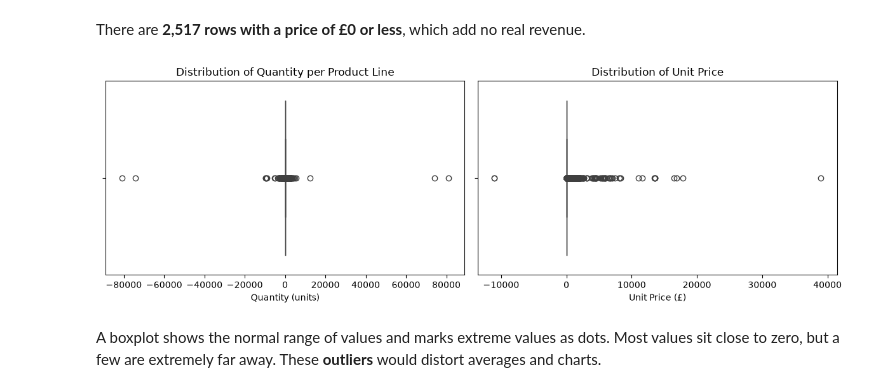
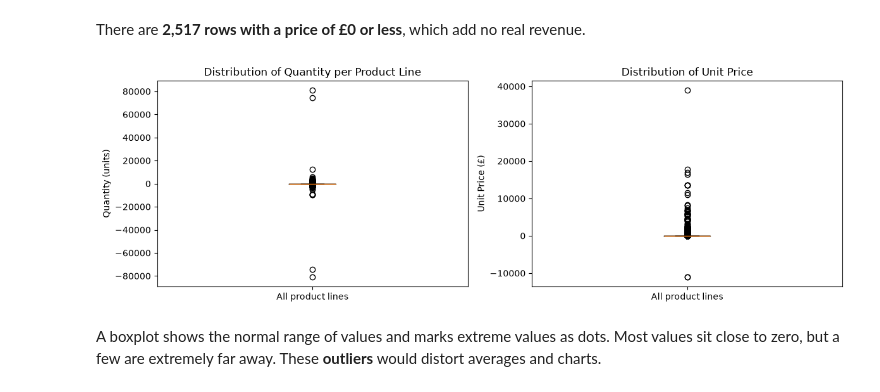
Before and after one commit to chryswds/DVC-CA2, a Jupyter notebook: DVC-CA2.ipynb, the cells around one changed output. Saved outputs shown, nothing was run; the diff lists cells and outputs as text; code cells hidden in the pictures.

```diff
--- a/DVC-CA2.ipynb
+++ b/DVC-CA2.ipynb
@@ -97,18 +97,20 @@ There are **2,517 rows with a price of £0 or less**, which add no real revenue.
 # %%
 fig, axes = plt.subplots(1, 2, figsize=(12, 4))
 
-sns.boxplot(x=df['Quantity'], ax=axes[0])
+axes[0].boxplot(df['Quantity'])
 axes[0].set_title('Distribution of Quantity per Product Line')
-axes[0].set_xlabel('Quantity (units)')
+axes[0].set_ylabel('Quantity (units)')
+axes[0].set_xticklabels(['All product lines'])
 
-sns.boxplot(x=df['UnitPrice'], ax=axes[1])
+axes[1].boxplot(df['UnitPrice'])
 axes[1].set_title('Distribution of Unit Price')
-axes[1].set_xlabel('Unit Price (£)')
+axes[1].set_ylabel('Unit Price (£)')
+axes[1].set_xticklabels(['All product lines'])
 
 plt.tight_layout()
 plt.show()
 # %% [output]
-[figure, old version]
+[figure, new version]
 # %% [markdown]
 A boxplot shows the normal range of values and marks extreme values as dots. Most values sit close to zero, but a few are extremely far away. These **outliers** would distort averages and charts.
 # %% [markdown]
```
Also changed, not shown: parts of 12 cells of this notebook.
